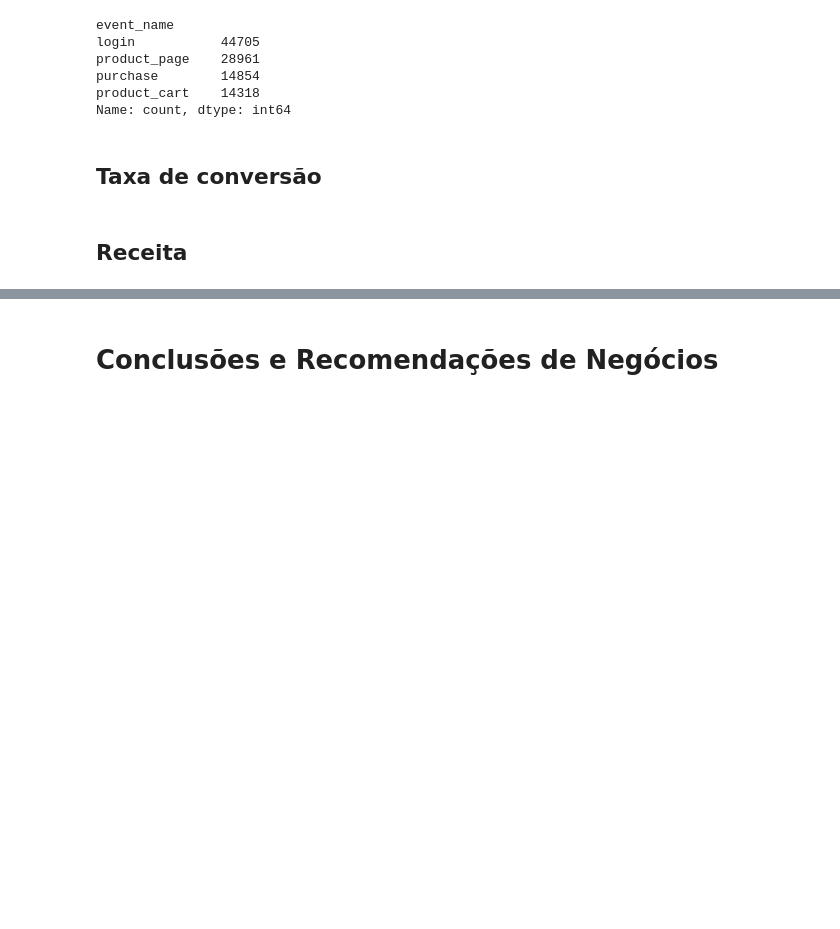
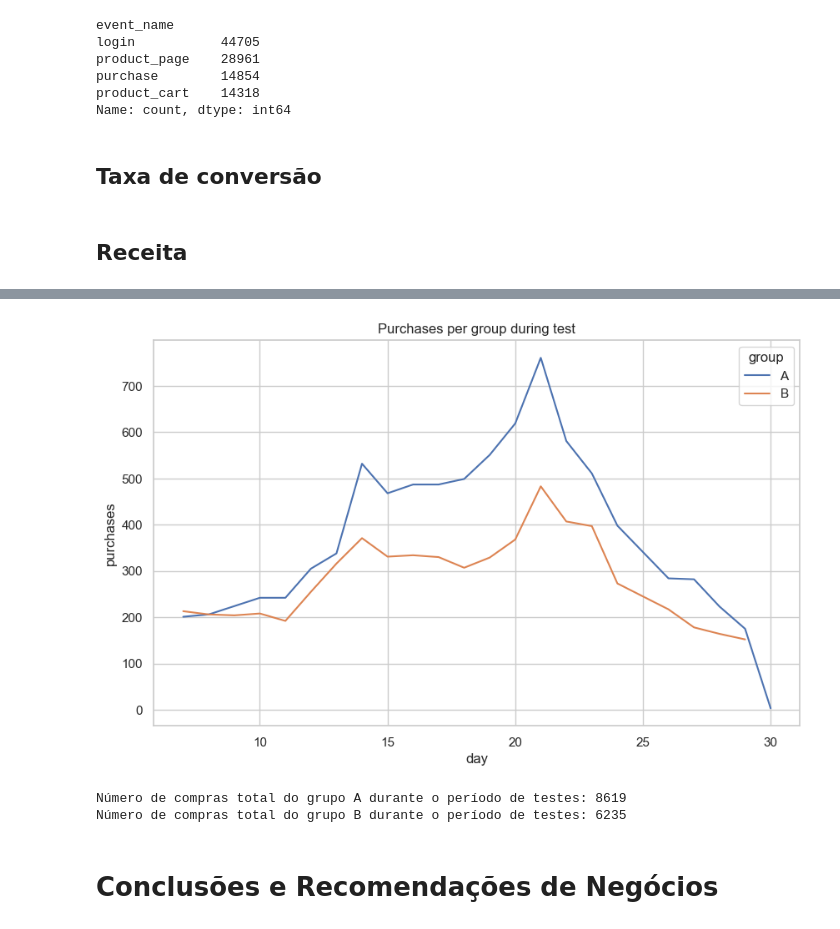
Before and after one commit to rodriguesbrian/tt14_call_center_project, a Jupyter notebook: notebooks/ab_test_analysis.ipynb, the cells around one changed output, grey strips where cells are left out. Saved outputs shown, nothing was run; the diff lists cells and outputs as text; code cells hidden in the pictures; blank space fills up the shorter version.

```diff
--- a/notebooks/ab_test_analysis.ipynb
+++ b/notebooks/ab_test_analysis.ipynb
@@ -347,2 +347,14 @@ Receita total do grupo B durante o período de testes: 144762.65
+# %%
+sns.lineplot(data=events_agg[events_agg['event_name'] == 'purchase'].groupby(['day', 'group'])['event_name'].count().reset_index(), x='day', y='event_name', hue='group')
+plt.title('Purchases per group during test')
+plt.ylabel('purchases')
+plt.show()
+
+print(f"Número de compras total do grupo A durante o período de testes: {events_agg[(events_agg['event_name'] == 'purchase') & (events_agg['group'] == 'A')]['event_name'].count()}")
+print(f"Número de compras total do grupo B durante o período de testes: {events_agg[(events_agg['event_name'] == 'purchase') & (events_agg['group'] == 'B')]['event_name'].count()}")
+# %% [output]
+[figure, added]
+Número de compras total do grupo A durante o período de testes: 8619
+Número de compras total do grupo B durante o período de testes: 6235
 # %% [markdown]
 # Conclusões e Recomendações de Negócios
```
Also changed, not shown: parts of 1 cell of this notebook.
